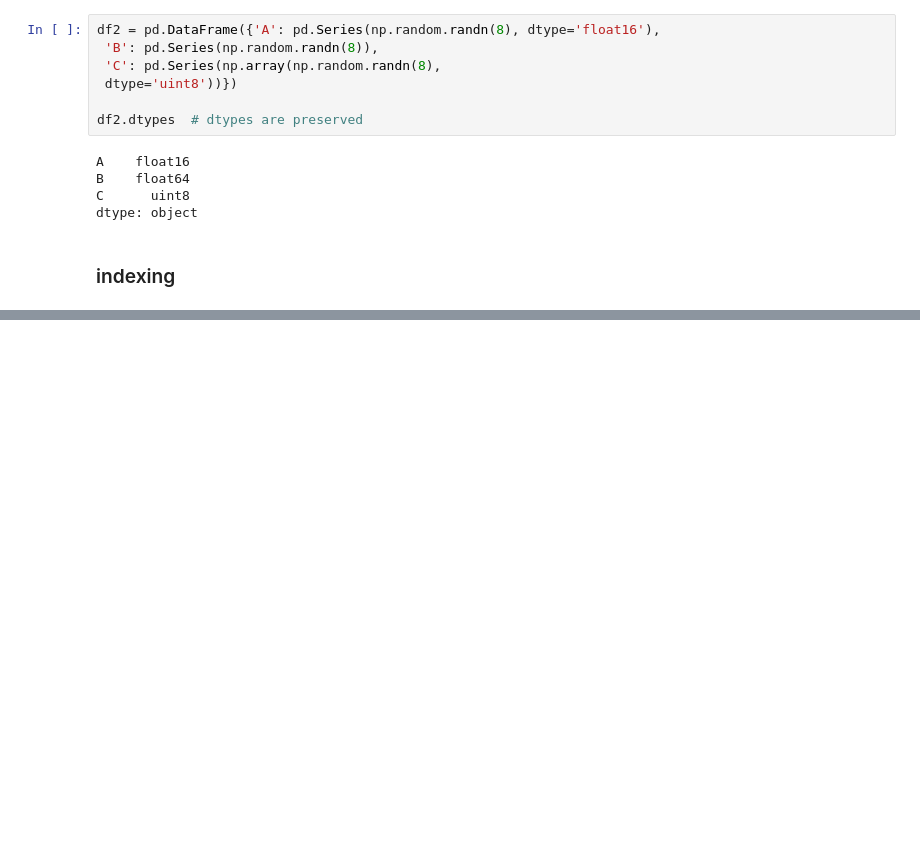
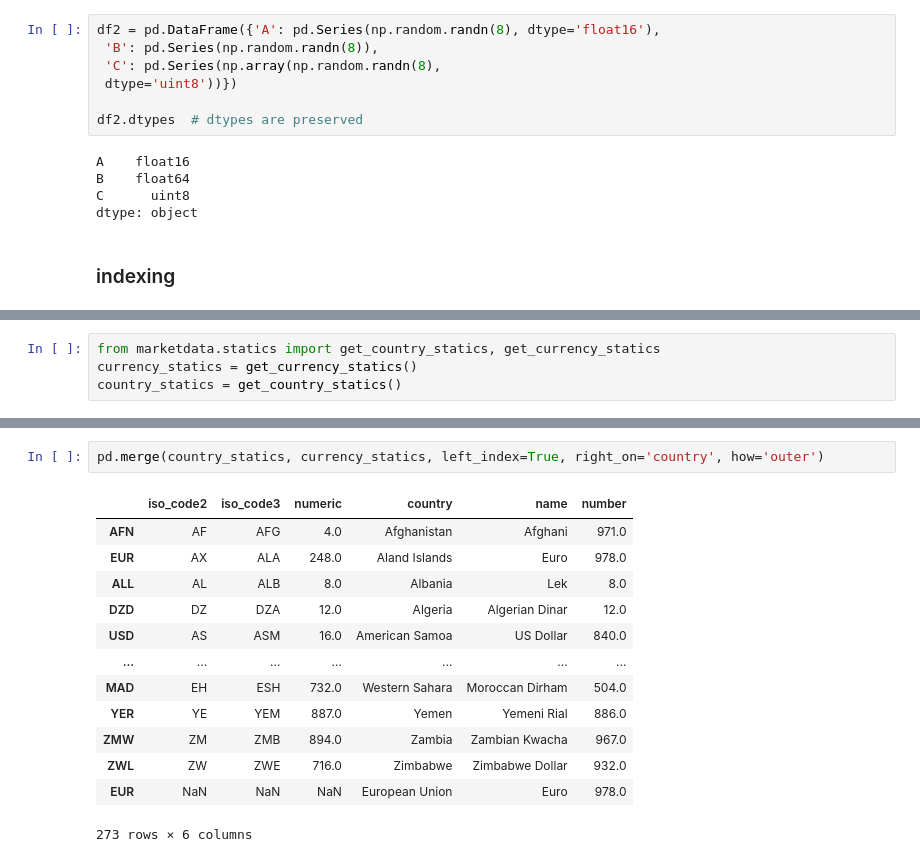
Before and after one commit to ghost368/notebooks, a Jupyter notebook: notebooks/pandas_xarray_guide.ipynb, the cells around one changed output, grey strips where cells are left out. Saved outputs shown, nothing was run; the diff lists cells and outputs as text; blank space fills up the shorter version.

```diff
--- a/notebooks/pandas_xarray_guide.ipynb
+++ b/notebooks/pandas_xarray_guide.ipynb
@@ -897,0 +1023,4 @@ dfmi_c
+# %%
+from marketdata.statics import get_country_statics, get_currency_statics
+currency_statics = get_currency_statics()
+country_statics = get_country_statics()
@@ -897,0 +1060,16 @@ dfmi_c
+# %%
+pd.merge(country_statics, currency_statics, left_index=True, right_on='country', how='outer')
+# %% [output]
+|  | iso_code2 | iso_code3 | numeric | country | name | number |
+| AFN | AF | AFG | 4.0 | Afghanistan | Afghani | 971.0 |
+| EUR | AX | ALA | 248.0 | Aland Islands | Euro | 978.0 |
+| ALL | AL | ALB | 8.0 | Albania | Lek | 8.0 |
+| DZD | DZ | DZA | 12.0 | Algeria | Algerian Dinar | 12.0 |
+| USD | AS | ASM | 16.0 | American Samoa | US Dollar | 840.0 |
+| ... | ... | ... | ... | ... | ... | ... |
+| MAD | EH | ESH | 732.0 | Western Sahara | Moroccan Dirham | 504.0 |
+| YER | YE | YEM | 887.0 | Yemen | Yemeni Rial | 886.0 |
+| ZMW | ZM | ZMB | 894.0 | Zambia | Zambian Kwacha | 967.0 |
+| ZWL | ZW | ZWE | 716.0 | Zimbabwe | Zimbabwe Dollar | 932.0 |
+| EUR | NaN | NaN | NaN | European Union | Euro | 978.0 |
+273 rows × 6 columns
```
Also changed, not shown: parts of 87 cells of this notebook, 3 other files.
